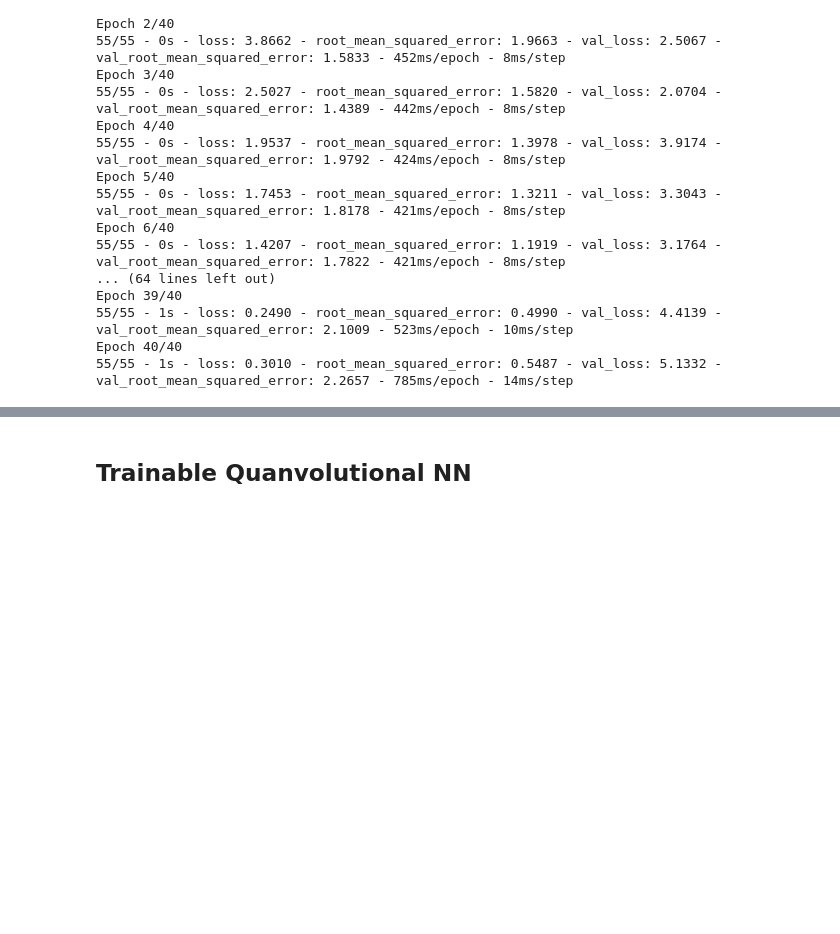
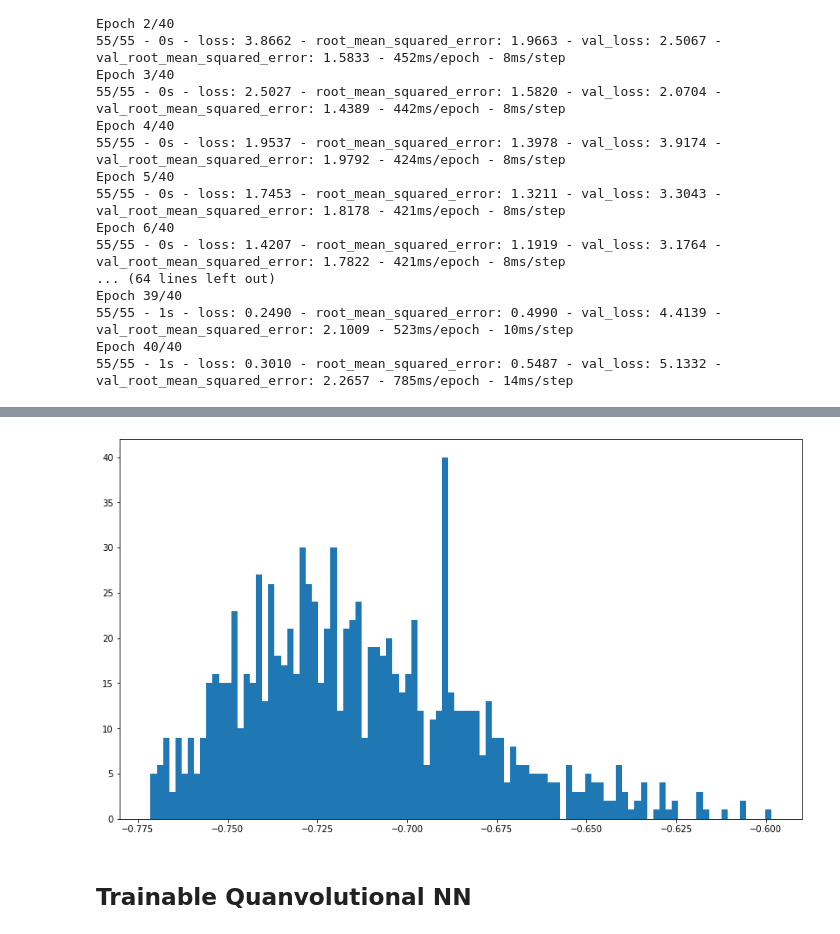
Before and after one commit to niklai99/qcnn4juno, a Jupyter notebook: qcnn/franceschetto_qcnn.ipynb, the cells around one changed output, grey strips where cells are left out. Cells and saved outputs as stored; diff of their text form; code cells hidden in the pictures; blank space fills up the shorter version.

Commit message:
add prediction resolution

```diff
--- a/qcnn/franceschetto_qcnn.ipynb
+++ b/qcnn/franceschetto_qcnn.ipynb
@@ -175,2 +180,20 @@ s~
+# %%
+# for each event, convolve the image
+conv_mat = np.zeros((test_mat.shape[0], conv_mat.shape[0], conv_mat.shape[1], conv_mat.shape[2]))
+for i in range(test_mat.shape[0]):
+    conv_mat[i] = conv_juno(test_mat[i], kernel_size)
+# %%
+edep_pred = cnn.predict(conv_mat)
+# %%
+edep_pred = edep_pred.reshape(1000,)
+# %%
+res = (edep_pred-test_labels)/test_labels
+res = res[np.abs(res - res.mean()) < 3*res.std()]
+# %%
+fig = plt.figure(figsize=(14,8))
+plt.hist(res, bins=100)
+plt.show()
+# %% [output]
+[figure, added]
 # %% [markdown]
 ## Trainable Quanvolutional NN
```
Also changed, not shown: parts of 6 cells of this notebook.
